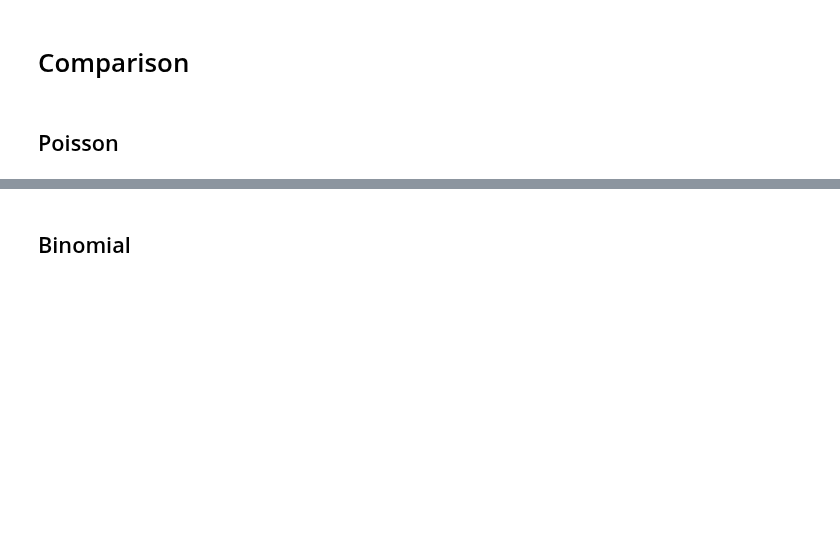
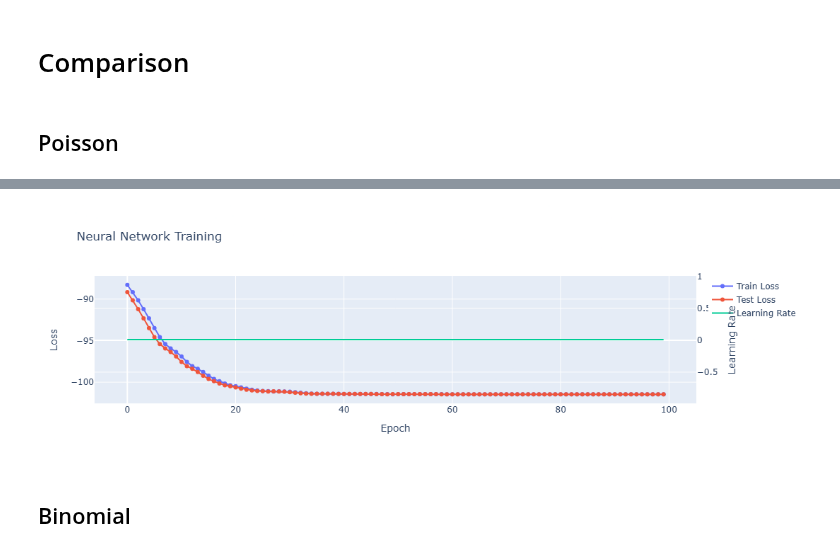
Before and after one commit to jkoestner/morai, a Jupyter notebook: notebooks/tutorials/neural.ipynb, the cells around one changed output, grey strips where cells are left out. Cells and saved outputs as stored; diff of their text form; code cells hidden in the pictures; blank space fills up the shorter version.

```diff
--- a/notebooks/tutorials/neural.ipynb
+++ b/notebooks/tutorials/neural.ipynb
@@ -53,10 +54,5 @@ weights = preprocess_dict["weights"]
 # %%
 model = neural.Neural(
     task="poisson",
-    cat_cols=[
-        "gender",
-        "faceband",
-    ],
-    embedding_dims={"gender": 5, "faceband": 10},
 )
 # %% [output]
@@ -64,5 +60,14 @@ model = neural.Neural(
 task: poisson
 device: cpu
 # %%
-model.fit(X=X, y=y, weights=weights, epochs=10, lr=0.001)
+model.fit(
+    X=X,
+    y=y,
+    weights=weights,
+    X_test=X,
+    y_test=y,
+    weights_test=weights,
+    epochs=100,
+    lr=0.01,
+)
 # %% [output]
@@ -70,3 +81,4 @@ overall_mu: 0.5812747524752475
+[figure, added]
 # %%
 predictions = model.predict(X)
 sigmoid_data["poisson"] = predictions
```
Also changed, not shown: parts of 8 cells of this notebook, 2 other files.
